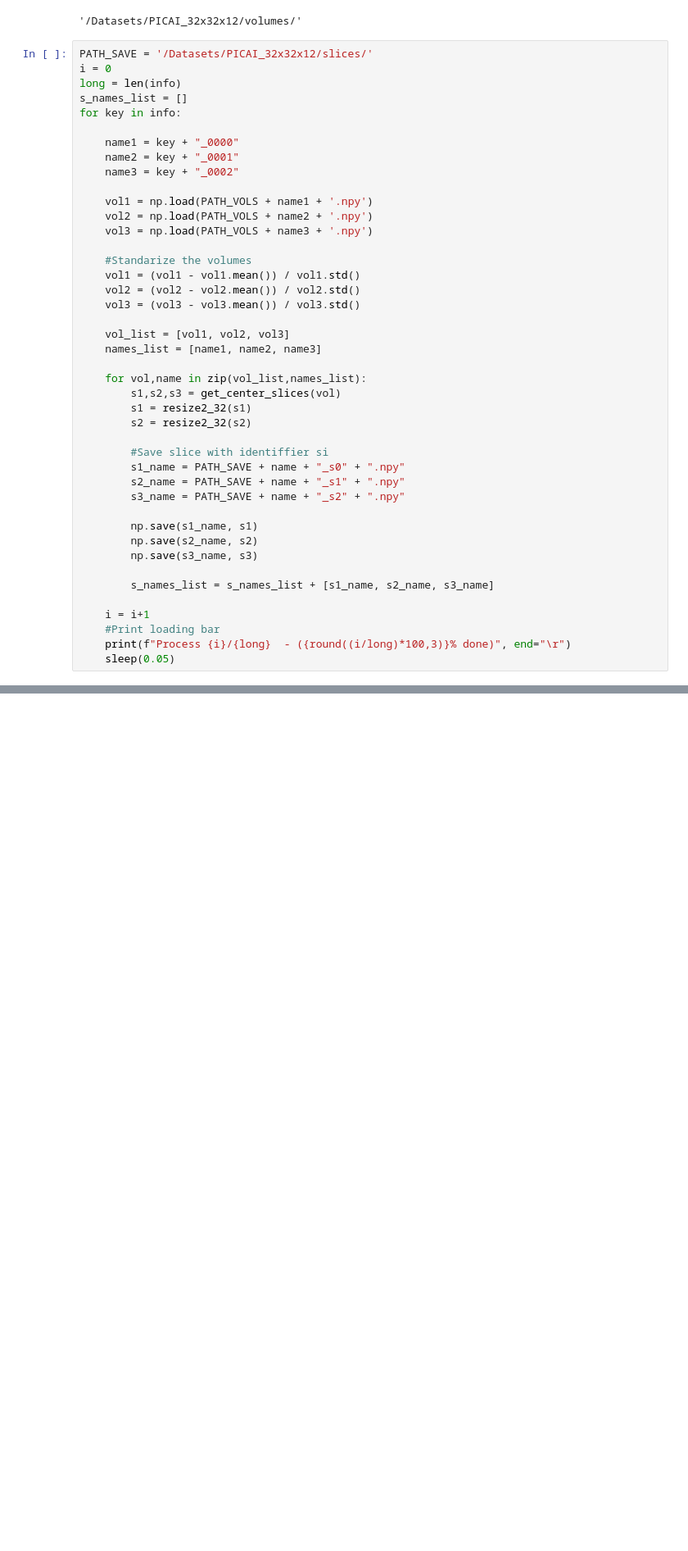
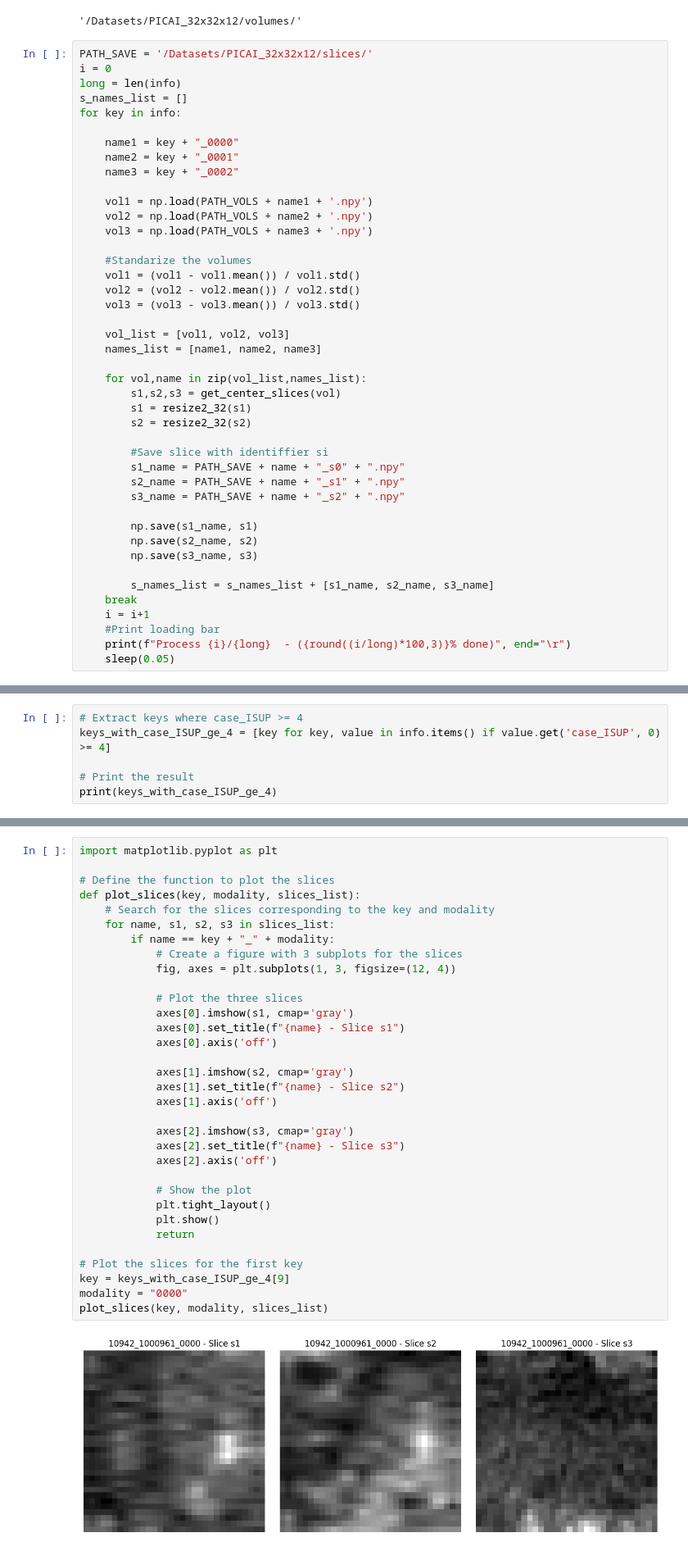
Before and after one commit to edwardsandoval26/prostate_preprocessing, a Jupyter notebook: get_slices_and_covariance.ipynb, the cells around one changed output, grey strips where cells are left out. Shown at 82% size. Cells and saved outputs as stored; diff of their text form; blank space fills up the shorter version.

```diff
--- a/get_slices_and_covariance.ipynb
+++ b/get_slices_and_covariance.ipynb
@@ -176,7 +159,7 @@ for key in info:
         np.save(s3_name, s3)
 
         s_names_list = s_names_list + [s1_name, s2_name, s3_name]
-
+    break
     i = i+1
     #Print loading bar
     print(f"Process {i}/{long}  - ({round((i/long)*100,3)}% done)", end="\r")
@@ -205,0 +167,6 @@ s_names_list
+# %%
+# Extract keys where case_ISUP >= 4
+keys_with_case_ISUP_ge_4 = [key for key, value in info.items() if value.get('case_ISUP', 0) >= 4]
+
+# Print the result
+print(keys_with_case_ISUP_ge_4)
@@ -205,0 +214,35 @@ s_names_list
+# %%
+import matplotlib.pyplot as plt
+
+# Define the function to plot the slices
+def plot_slices(key, modality, slices_list):
+    # Search for the slices corresponding to the key and modality
+    for name, s1, s2, s3 in slices_list:
+        if name == key + "_" + modality:
+            # Create a figure with 3 subplots for the slices
+            fig, axes = plt.subplots(1, 3, figsize=(12, 4))
+
+            # Plot the three slices
+            axes[0].imshow(s1, cmap='gray')
+            axes[0].set_title(f"{name} - Slice s1")
+            axes[0].axis('off')
+
+            axes[1].imshow(s2, cmap='gray')
+            axes[1].set_title(f"{name} - Slice s2")
+            axes[1].axis('off')
+
+            axes[2].imshow(s3, cmap='gray')
+            axes[2].set_title(f"{name} - Slice s3")
+            axes[2].axis('off')
+
+            # Show the plot
+            plt.tight_layout()
+            plt.show()
+            return
+
+# Plot the slices for the first key
+key = keys_with_case_ISUP_ge_4[9]
+modality = "0000"
+plot_slices(key, modality, slices_list)
+# %% [output]
+[figure, added]
```
Also changed, not shown: parts of 5 cells of this notebook, 1 other file.
